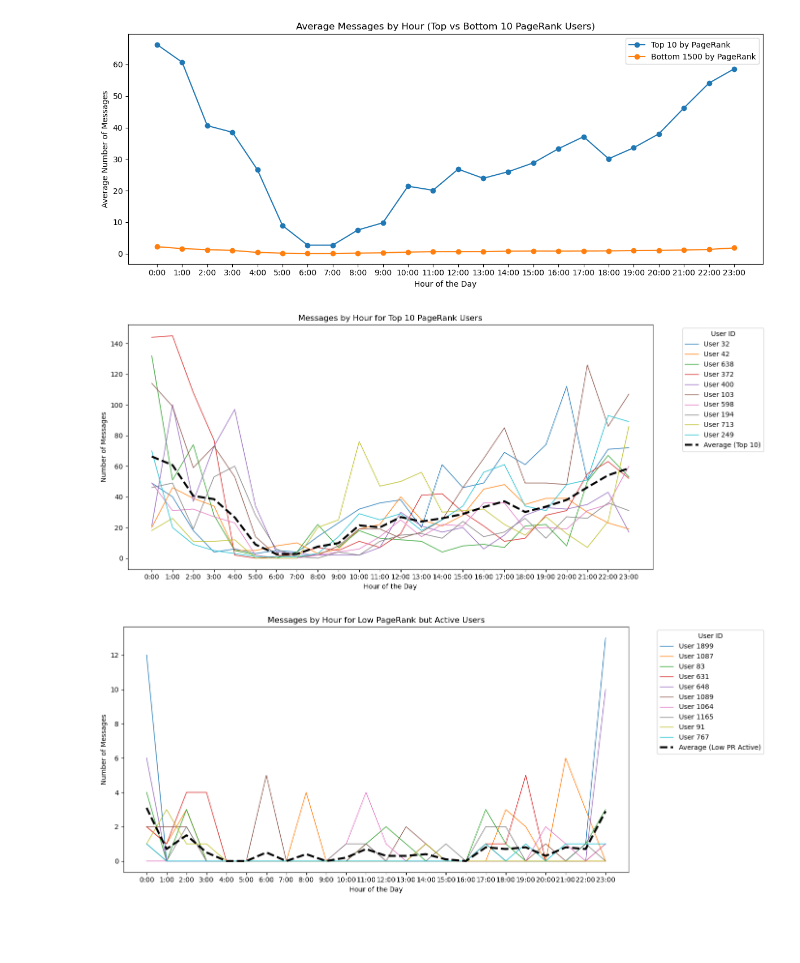
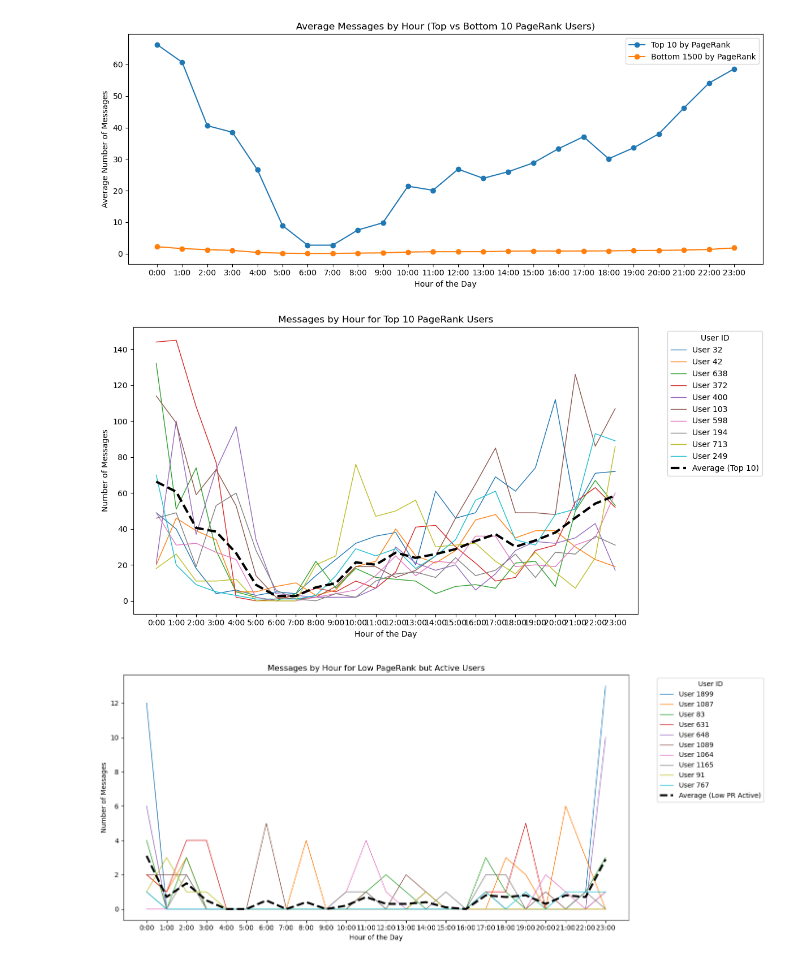
Before and after one commit to USI-Projects-Collection/DA-College_network, a Jupyter notebook: DataAnalysis.ipynb, the cells around one changed output. Saved outputs shown, nothing was run; the diff lists cells and outputs as text; code cells hidden in the pictures; blank space fills up the shorter version.

```diff
--- a/DataAnalysis.ipynb
+++ b/DataAnalysis.ipynb
@@ -322,35 +322,35 @@ def messages_by_hour_per_user(users, df):
         user_msgs = df[(df['SRC'] == user) | (df['TGT'] == user)]
         hour_counts = user_msgs['datetime'].dt.hour.value_counts().reindex(range(24), fill_value=0)
         user_hour_distributions[user] = hour_counts.values
 
     return pd.DataFrame(user_hour_distributions, index=range(24))
 
 # Ottieni distribuzione oraria per ciascun top 10 utente
 df_top10 = messages_by_hour_per_user([u for u, _ in top10], df)
 
 # Calcola la media oraria
 average_top10 = df_top10.mean(axis=1)
 
 # Plot
-plt.figure(figsize=(14, 6))
+plt.figure(figsize=(12, 6))
 
 # Linee individuali
 for user in df_top10.columns:
     plt.plot(range(24), df_top10[user], label=f'User {user}', linewidth=1)
 
 # Linea media
 plt.plot(range(24), average_top10, label='Average (Top 10)', linewidth=3, linestyle='--', color='black')
 
 plt.title('Messages by Hour for Top 10 PageRank Users')
 plt.xlabel('Hour of the Day')
 plt.ylabel('Number of Messages')
 plt.xticks(range(24), [f'{h}:00' for h in range(24)])
 plt.legend(title='User ID', bbox_to_anchor=(1.05, 1), loc='upper left')
 plt.tight_layout()
 plt.savefig('Images/top10_users_individual_lines_with_average.png', dpi=300)
 plt.show()
 # %% [output]
-[figure, old version]
+[figure, new version]
 # %%
 # Calcola out-degree per ogni nodo
 out_degrees = dict(G.out_degree())
```
Also changed, not shown: parts of 2 cells of this notebook, 6 other files.
